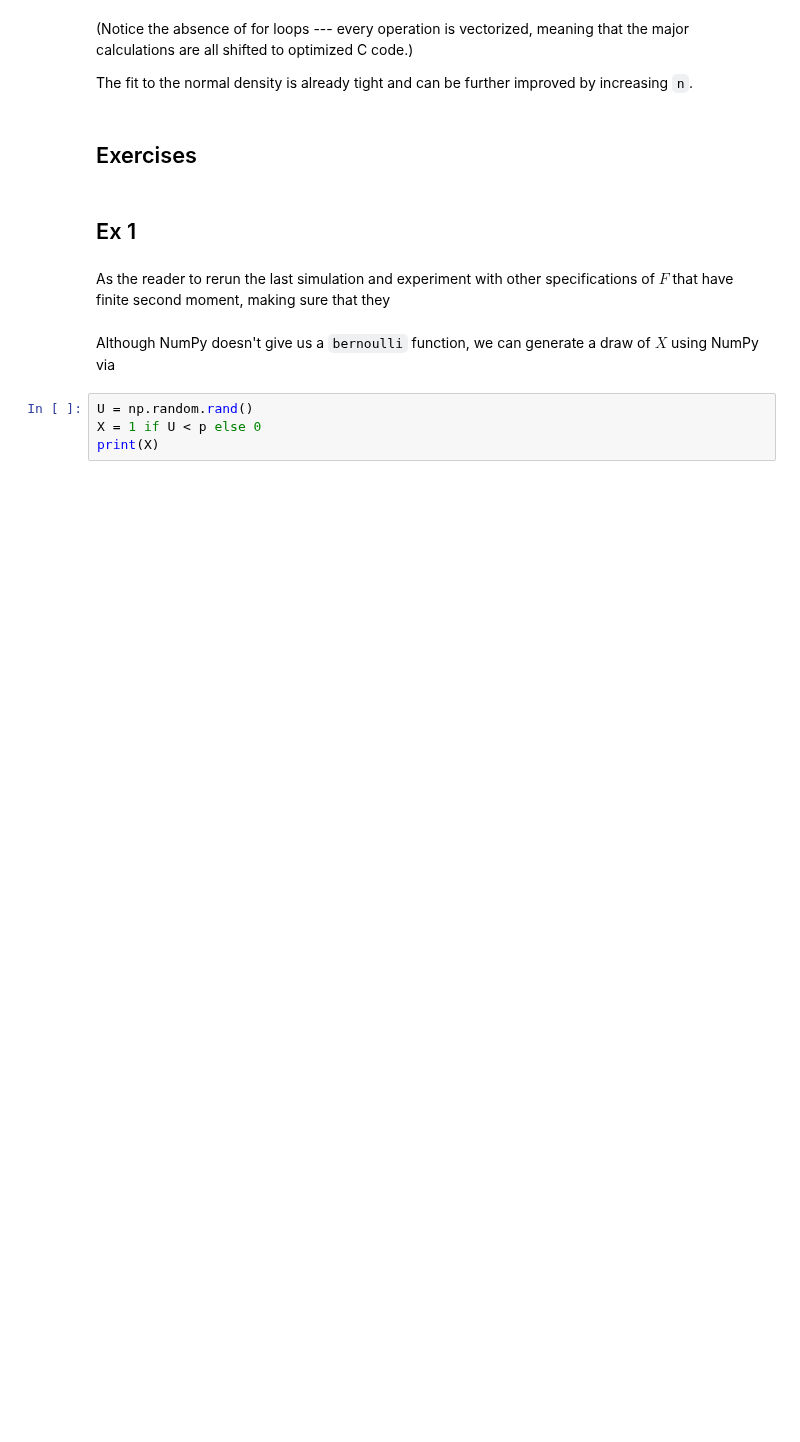
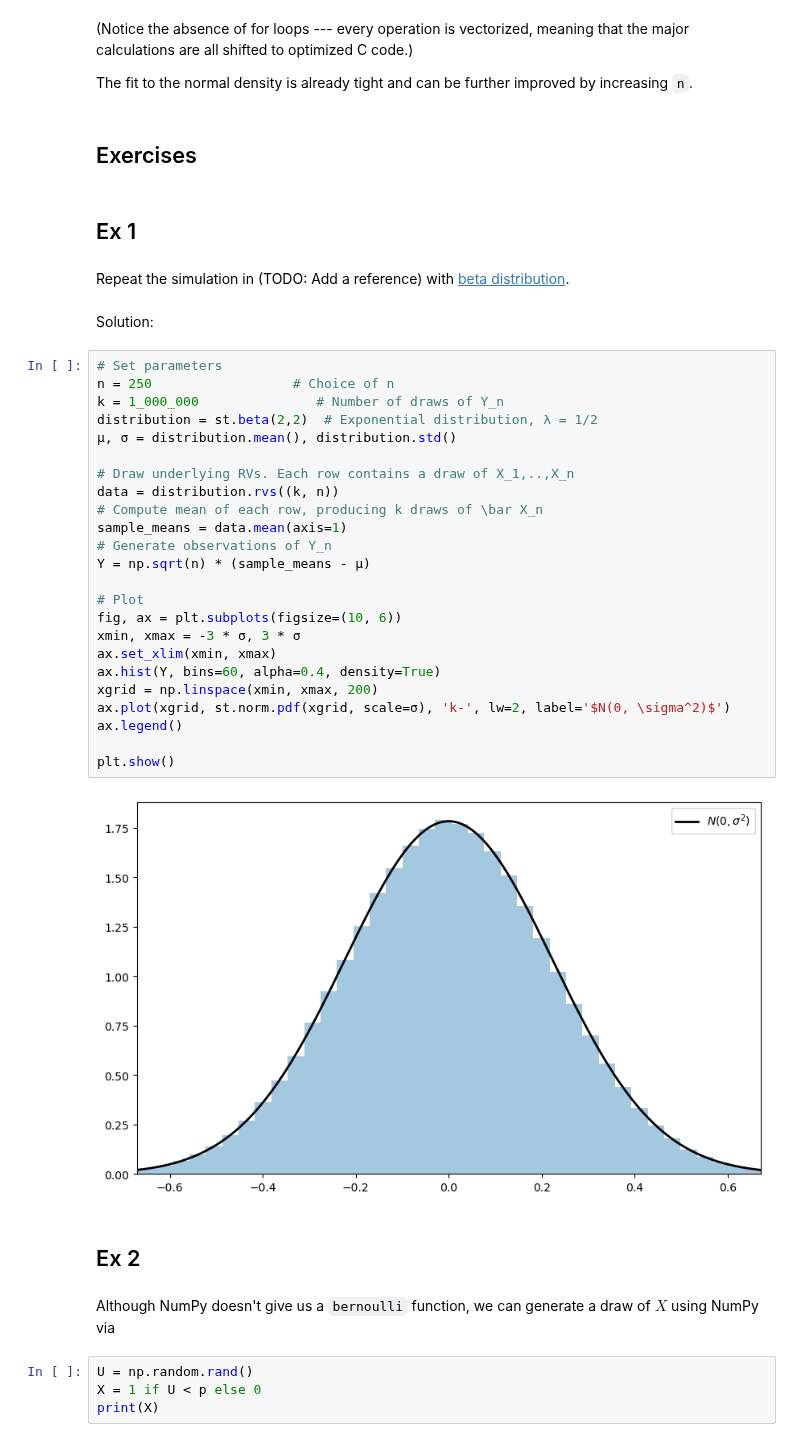
Before and after one commit to QuantEcon/lecture-python-intro, a Jupyter notebook: in-work/lln_clt.ipynb, the cells around one changed output. Drawn from its saved outputs; the diff is of its cells as text; blank space fills up the shorter version.

```diff
--- a/in-work/lln_clt.ipynb
+++ b/in-work/lln_clt.ipynb
@@ -464,10 +444,40 @@ plt.show()
 The fit to the normal density is already tight and can be further improved by increasing `n`.
 # %% [markdown]
 ## Exercises
+# %% [markdown]
+## Ex 1
+# %% [markdown]
+Repeat the simulation in (TODO: Add a reference) with [beta distribution](https://en.wikipedia.org/wiki/Beta_distribution).
+# %% [markdown]
+Solution:
+# %%
+# Set parameters
+n = 250                  # Choice of n
+k = 1_000_000               # Number of draws of Y_n
+distribution = st.beta(2,2)  # Exponential distribution, λ = 1/2
+μ, σ = distribution.mean(), distribution.std()
+
+# Draw underlying RVs. Each row contains a draw of X_1,..,X_n
+data = distribution.rvs((k, n))
+# Compute mean of each row, producing k draws of \bar X_n
+sample_means = data.mean(axis=1)
+# Generate observations of Y_n
+Y = np.sqrt(n) * (sample_means - μ)
+
+# Plot
+fig, ax = plt.subplots(figsize=(10, 6))
+xmin, xmax = -3 * σ, 3 * σ
+ax.set_xlim(xmin, xmax)
+ax.hist(Y, bins=60, alpha=0.4, density=True)
+xgrid = np.linspace(xmin, xmax, 200)
+ax.plot(xgrid, st.norm.pdf(xgrid, scale=σ), 'k-', lw=2, label='$N(0, \sigma^2)$')
+ax.legend()
+
+plt.show()
+# %% [output]
+[figure, added]
 # %% [markdown]
-## Ex 1
+## Ex 2
-# %% [markdown]
-As the reader to rerun the last simulation and experiment with other specifications of $F$ that have finite second moment, making sure that they
 # %% [markdown]
 Although NumPy doesn't give us a `bernoulli` function, we can generate a draw of $X$ using NumPy via
 # %%
```
Also changed, not shown: parts of 12 cells of this notebook, 1 other file.
